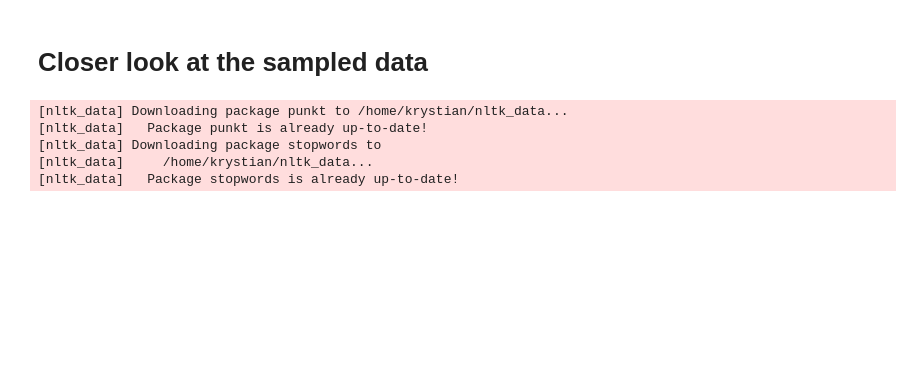
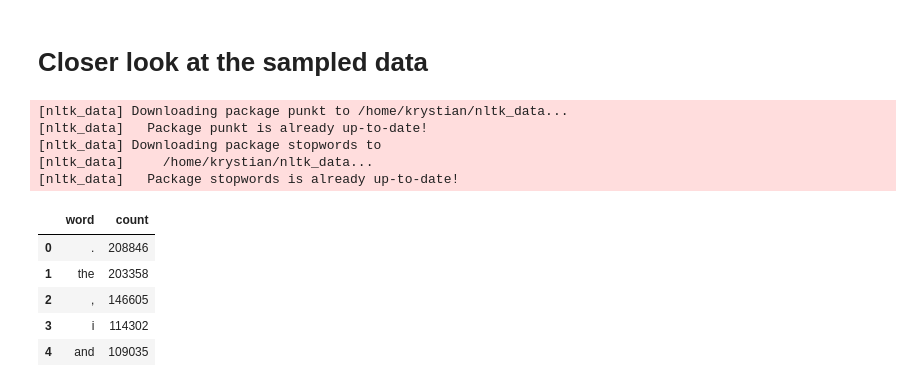
Before and after one commit to KrystianJachna/Sentiment-Analysis, a Jupyter notebook: notebooks/EDA.ipynb, the cells around one changed output. Drawn from its saved outputs; the diff is of its cells as text; code cells hidden in the pictures; blank space fills up the shorter version.

```diff
--- a/notebooks/EDA.ipynb
+++ b/notebooks/EDA.ipynb
@@ -145,7 +148,15 @@ stopwords = set(stopwords.words('english'))
 [nltk_data]     /home/krystian/nltk_data...
 [nltk_data]   Package stopwords is already up-to-date!
 # %%
-# Extract words from all samples
-all_reviews = pd.concat([train_sampled['review'], test_sampled['review']], ignore_index=True)
-words = all_reviews.apply(lambda text: word_tokenize(text))
-words = words.map(lambda x: [word.lower() for word in x if word.isalpha()])
+# Extract words only from test sample for space efficiency
+words = test_sampled['review'].apply(lambda text: word_tokenize(text.lower())).explode()
+words_count = words.value_counts().reset_index()
+words_count.columns = ['word', 'count']
+words_count.head()
+# %% [output]
+|  | word | count |
+| 0 | . | 208846 |
+| 1 | the | 203358 |
+| 2 | , | 146605 |
+| 3 | i | 114302 |
+| 4 | and | 109035 |
```
Also changed, not shown: parts of 5 cells of this notebook.
